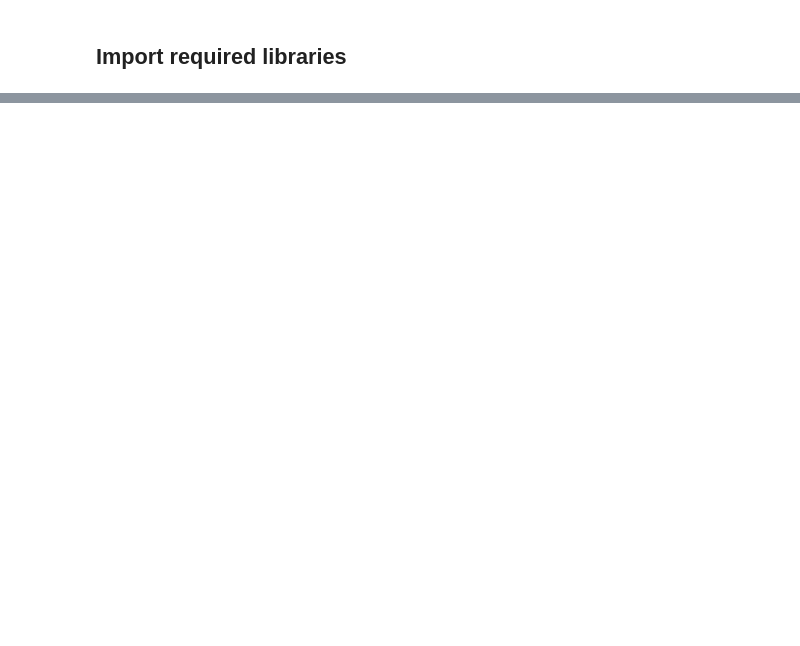
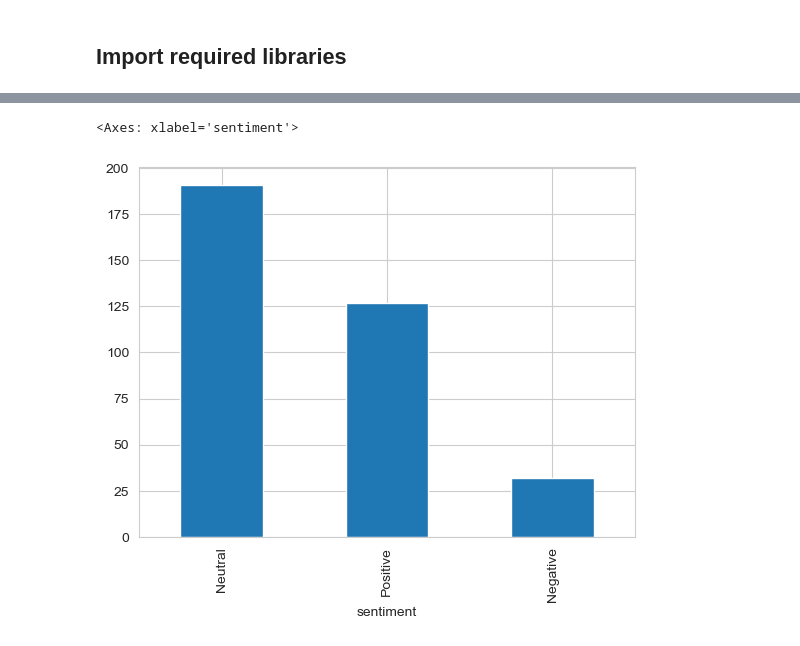
Before and after one commit to cevheri/ai-ml-train, a Jupyter notebook: Day 07/Twitter.ipynb, the cells around one changed output, grey strips where cells are left out. Saved outputs shown, nothing was run; the diff lists cells and outputs as text; code cells hidden in the pictures; blank space fills up the shorter version.

```diff
--- a/Day 07/Twitter.ipynb
+++ b/Day 07/Twitter.ipynb
@@ -29,0 +85,2 @@ from twython import Twython
+# %%
+df = pd.read_csv('youtube.csv')
@@ -29,0 +96,20 @@ from twython import Twython
+# %%
+from textblob import TextBlob
+def detect_sentiment(text):
+    analysis = TextBlob(text)
+    if analysis.sentiment.polarity > 0:
+        return 'Positive'
+    elif analysis.sentiment.polarity == 0:
+        return 'Neutral'
+    else:
+        return 'Negative'
+
+def get_sentiment_score(text):
+    analysis = TextBlob(text)
+    return analysis.sentiment.polarity
+# %%
+df['sentiment'] = df['CONTENT'].apply(detect_sentiment)
+df['sentiment'].value_counts().plot(kind='bar')
+# %% [output]
+<Axes: xlabel='sentiment'>
+[figure, added]
```
Also changed, not shown: parts of 14 cells of this notebook.
